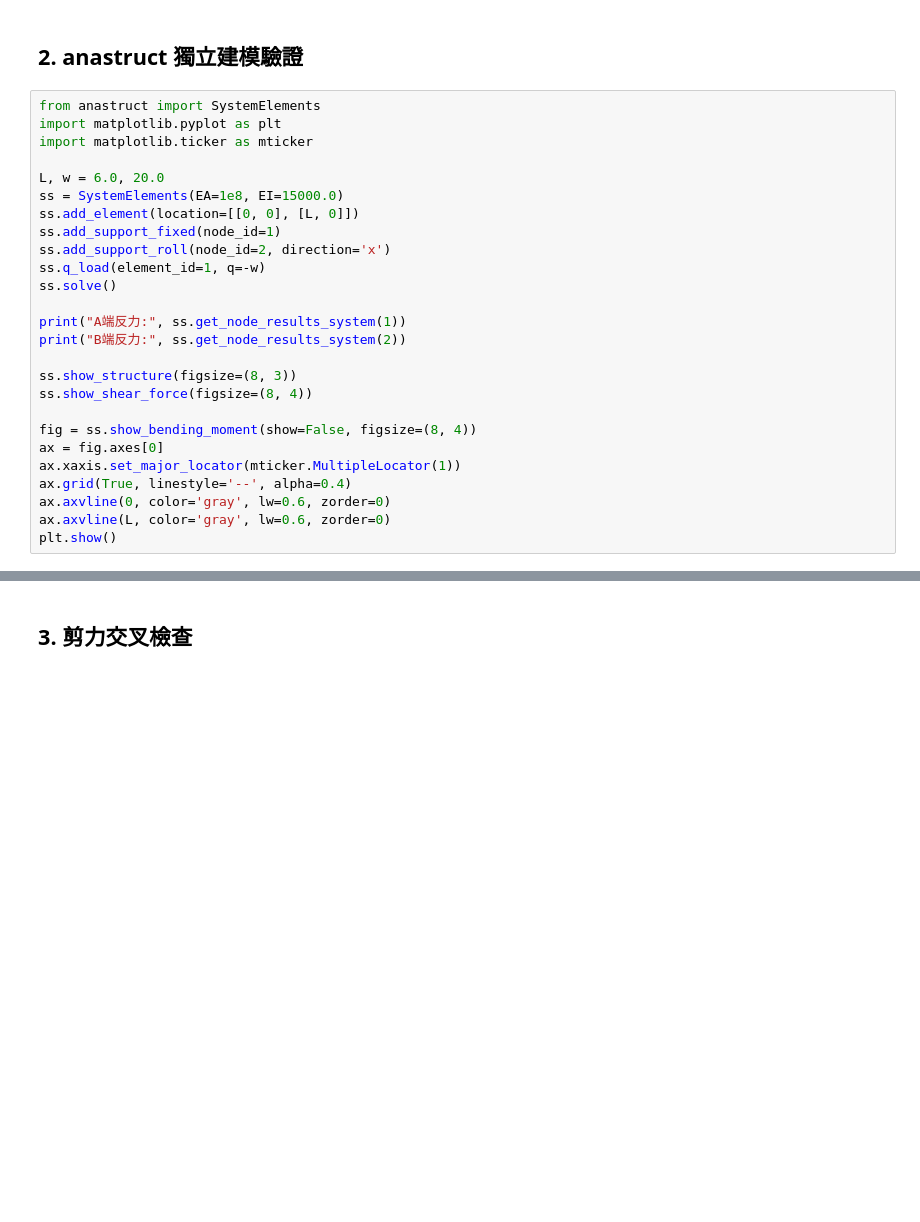
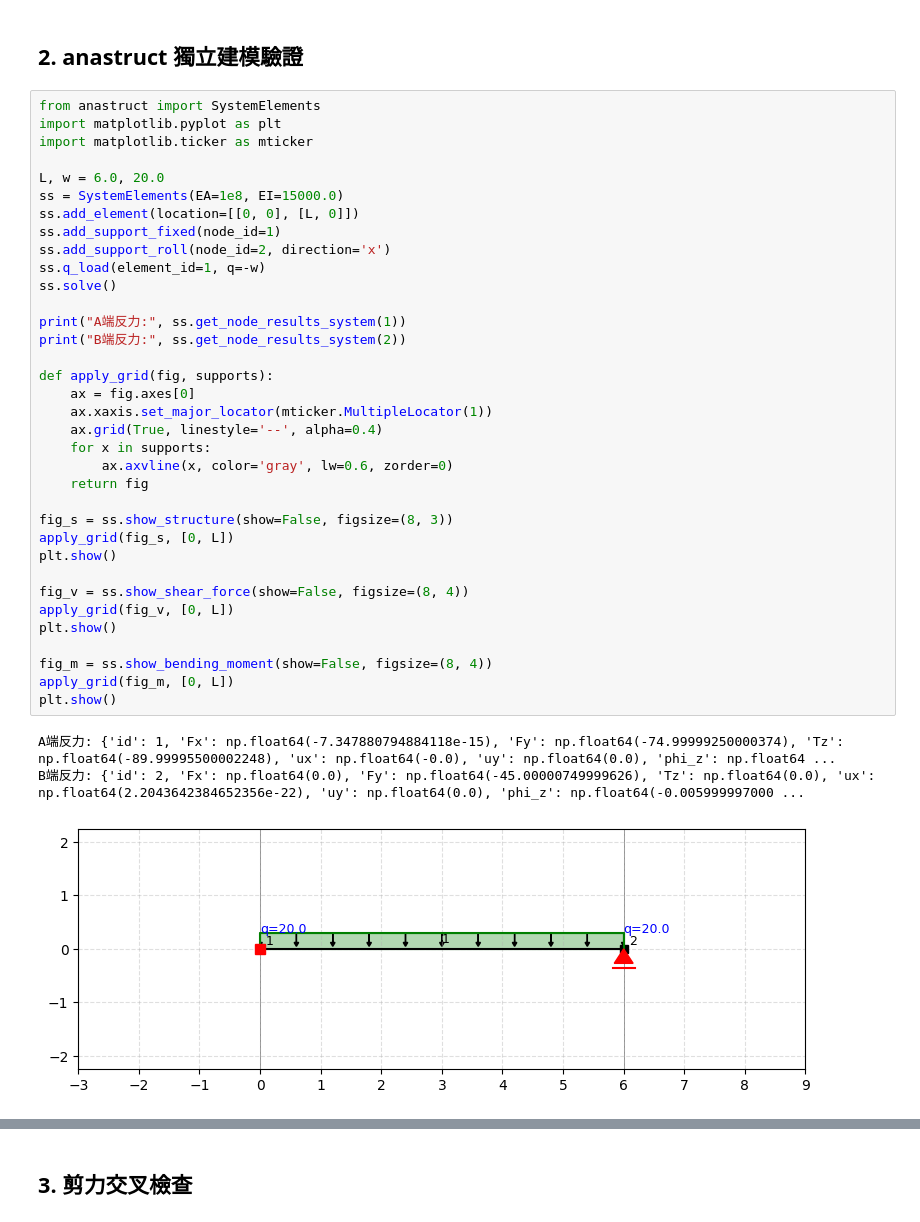
Before and after one commit to zhixiu0223/slope_deflection_framework, a Jupyter notebook: notebooks/Case-01-propped-cantilever-wget.ipynb, the cells around one changed output, grey strips where cells are left out. Cells and saved outputs as stored; diff of their text form; blank space fills up the shorter version.

```diff
--- a/notebooks/Case-01-propped-cantilever-wget.ipynb
+++ b/notebooks/Case-01-propped-cantilever-wget.ipynb
@@ -55,26 +87,39 @@ SlopeDeflectionSolver(problem).solve_and_report()
 # %%
 from anastruct import SystemElements
 import matplotlib.pyplot as plt
 import matplotlib.ticker as mticker
 
 L, w = 6.0, 20.0
 ss = SystemElements(EA=1e8, EI=15000.0)
 ss.add_element(location=[[0, 0], [L, 0]])
 ss.add_support_fixed(node_id=1)
 ss.add_support_roll(node_id=2, direction='x')
 ss.q_load(element_id=1, q=-w)
 ss.solve()
 
 print("A端反力:", ss.get_node_results_system(1))
 print("B端反力:", ss.get_node_results_system(2))
 
-ss.show_structure(figsize=(8, 3))
-ss.show_shear_force(figsize=(8, 4))
+def apply_grid(fig, supports):
+    ax = fig.axes[0]
+    ax.xaxis.set_major_locator(mticker.MultipleLocator(1))
+    ax.grid(True, linestyle='--', alpha=0.4)
+    for x in supports:
+        ax.axvline(x, color='gray', lw=0.6, zorder=0)
+    return fig
 
-fig = ss.show_bending_moment(show=False, figsize=(8, 4))
-ax = fig.axes[0]
-ax.xaxis.set_major_locator(mticker.MultipleLocator(1))
-ax.grid(True, linestyle='--', alpha=0.4)
-ax.axvline(0, color='gray', lw=0.6, zorder=0)
-ax.axvline(L, color='gray', lw=0.6, zorder=0)
+fig_s = ss.show_structure(show=False, figsize=(8, 3))
+apply_grid(fig_s, [0, L])
 plt.show()
+
+fig_v = ss.show_shear_force(show=False, figsize=(8, 4))
+apply_grid(fig_v, [0, L])
+plt.show()
+
+fig_m = ss.show_bending_moment(show=False, figsize=(8, 4))
+apply_grid(fig_m, [0, L])
+plt.show()
+# %% [output]
+A端反力: {'id': 1, 'Fx': np.float64(-7.347880794884118e-15), 'Fy': np.float64(-74.99999250000374), 'Tz': np.float64(-89.99995500002248), 'ux': np.float64(-0.0), 'uy': np.float64(0.0), 'phi_z': np.float64 ...
+B端反力: {'id': 2, 'Fx': np.float64(0.0), 'Fy': np.float64(-45.00000749999626), 'Tz': np.float64(0.0), 'ux': np.float64(2.2043642384652356e-22), 'uy': np.float64(0.0), 'phi_z': np.float64(-0.005999997000 ...
+[figure, added]
```
Also changed, not shown: parts of 5 cells of this notebook, 3 other files.
